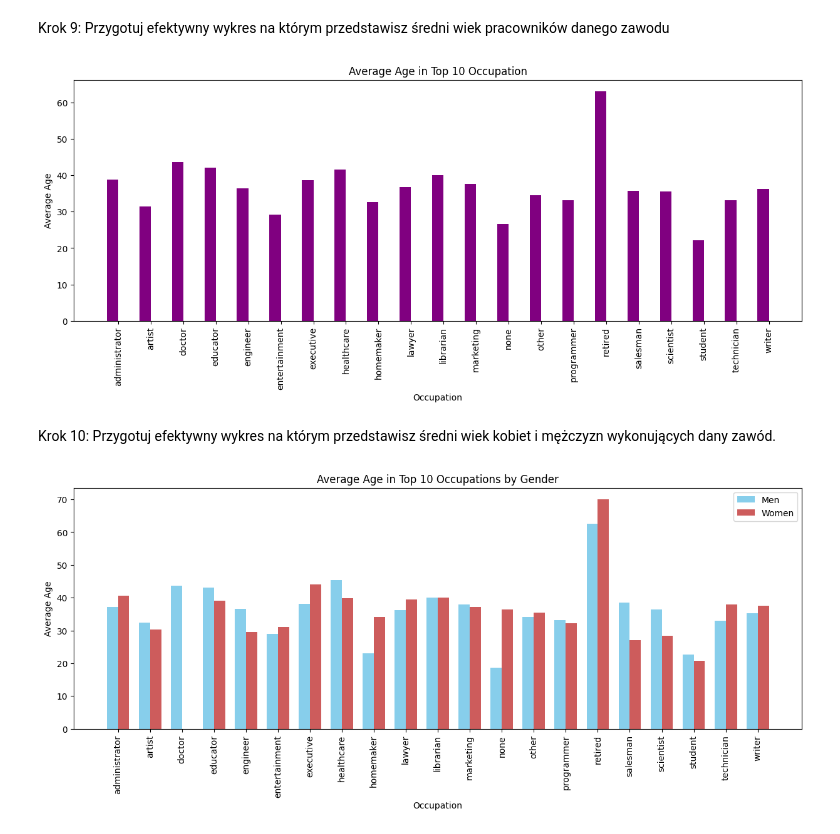
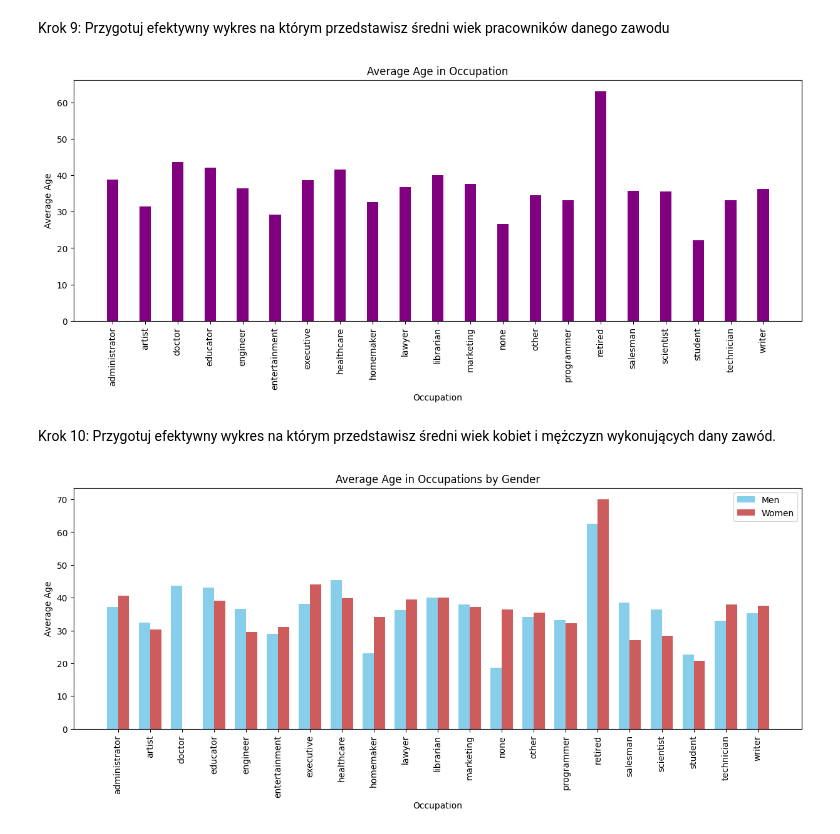
Before and after one commit to xFloly/effective_python, a Jupyter notebook: lab12.ipynb, the cells around one changed output. Cells and saved outputs as stored; diff of their text form; code cells hidden in the pictures.

```diff
--- a/lab12.ipynb
+++ b/lab12.ipynb
@@ -328,30 +328,30 @@ Krok 9: Przygotuj efektywny wykres na którym przedstawisz średni wiek pracowni
 # %%
 %matplotlib inline
 
 import numpy as np
 import matplotlib.pyplot as plt
 
 average_age_grouped = occupation_df.groupby(['occupation'])['age'].mean().fillna(0)
 
 ind = np.arange(len(average_age_grouped))
 x_axis_labels = average_age_grouped.index
 
 width = 0.35
 
 fig, ax = plt.subplots(figsize=(15, 5))
 
-ax.bar(ind - width/2, average_age_grouped.values, width, color='Purple')
+ax.bar(ind, average_age_grouped.values, width, color='Purple')
 
 
-ax.set_title('Average Age in Top 10 Occupation')
+ax.set_title('Average Age in Occupation')
 ax.set_ylabel('Average Age')
 ax.set_xlabel('Occupation')
 ax.set_xticks(ind)
 ax.set_xticklabels(x_axis_labels,rotation=90)
 
 plt.show()
 # %% [output]
-[figure, old version]
+[figure, new version]
 # %% [markdown]
 Krok 10: Przygotuj efektywny wykres na którym przedstawisz średni wiek kobiet i mężczyzn wykonujących dany zawód.
 # %%
@@ -373,7 +373,7 @@ fig, ax = plt.subplots(figsize=(15, 5))
 rects1 = ax.bar(ind - width/2, men_age, width, color='SkyBlue', label='Men')
 rects2 = ax.bar(ind + width/2, women_age, width, color='IndianRed', label='Women')
 
-ax.set_title('Average Age in Top 10 Occupations by Gender')
+ax.set_title('Average Age in Occupations by Gender')
 ax.set_ylabel('Average Age')
 ax.set_xlabel('Occupation')
 ax.set_xticks(ind)
@@ -382,4 +382,4 @@ ax.legend(['Men', 'Women'], loc='upper right')
 
 plt.show()
 # %% [output]
-[figure, old version]
+[figure, new version]
```
Also changed, not shown: parts of 1 cell of this notebook.
